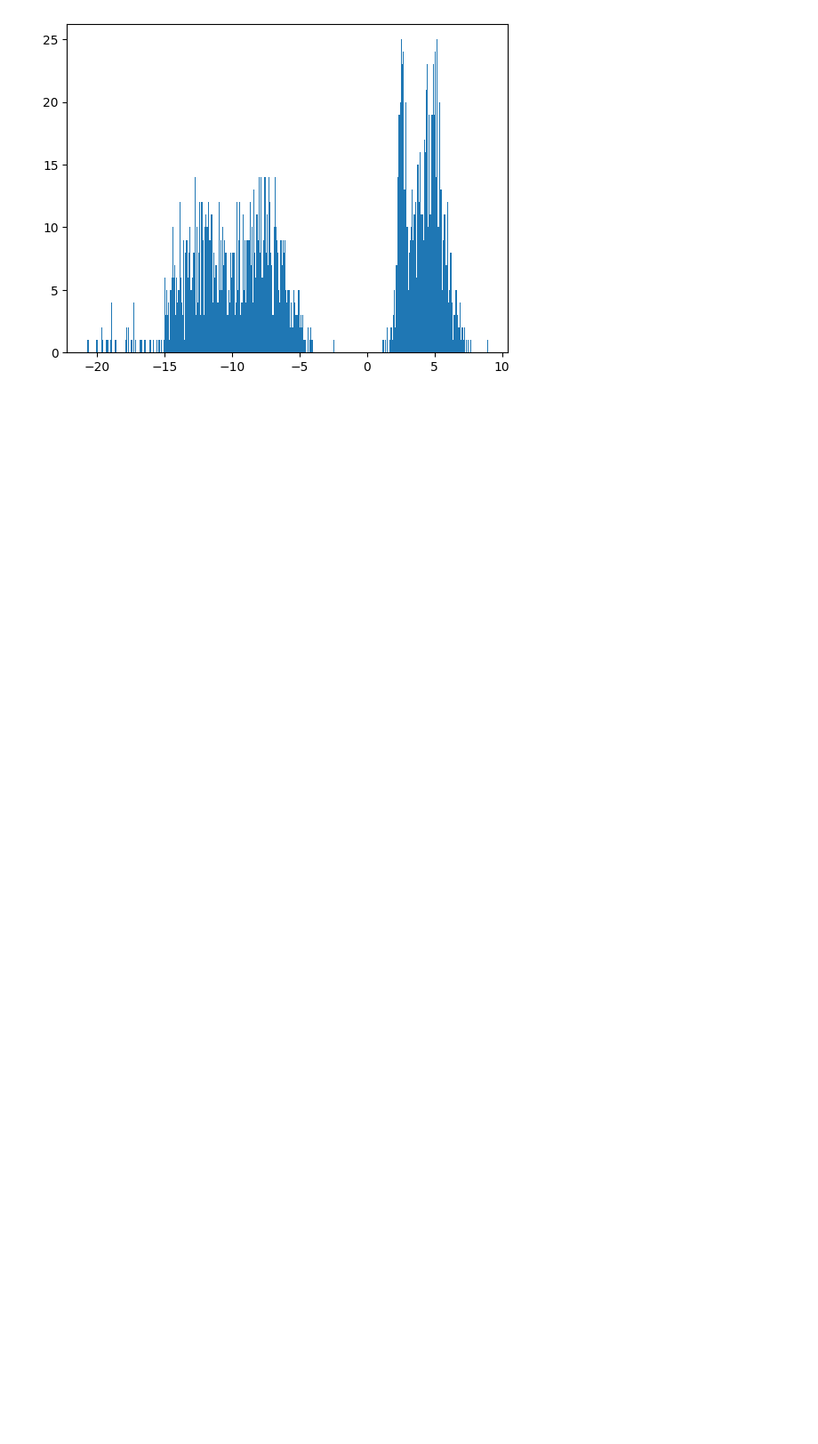
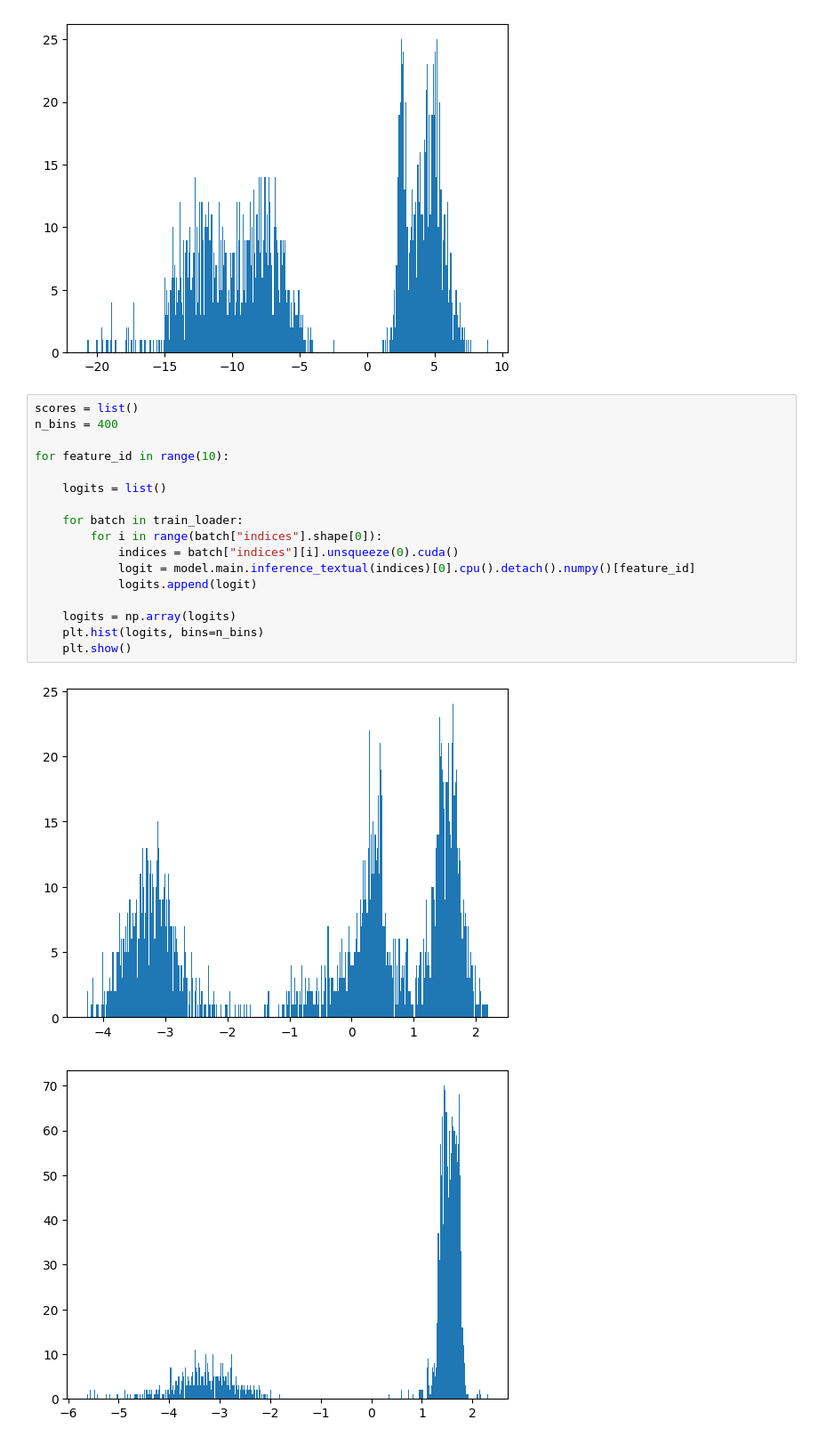
Before and after one commit to DanisAlukaev/XCBs, a Jupyter notebook: autoconcept/distributions.ipynb, the cells around one changed output. Shown at 89% size. Cells and saved outputs as stored; diff of their text form; blank space fills up the shorter version.

Commit message:
#48 + distributions of logits for textual part framework w/o

```diff
--- a/autoconcept/distributions.ipynb
+++ b/autoconcept/distributions.ipynb
@@ -65,3 +65,23 @@ for feature_id in range(10):
 [figure]
 [figure]
 [figure]
+# %%
+scores = list()
+n_bins = 400
+
+for feature_id in range(10):
+
+    logits = list()
+
+    for batch in train_loader:
+        for i in range(batch["indices"].shape[0]):
+            indices = batch["indices"][i].unsqueeze(0).cuda()
+            logit = model.main.inference_textual(indices)[0].cpu().detach().numpy()[feature_id]
+            logits.append(logit)
+
+    logits = np.array(logits)
+    plt.hist(logits, bins=n_bins)
+    plt.show()
+# %% [output]
+[figure, added]
+[figure, added]
```
Also changed, not shown: parts of 1 cell of this notebook, 2 other files.
